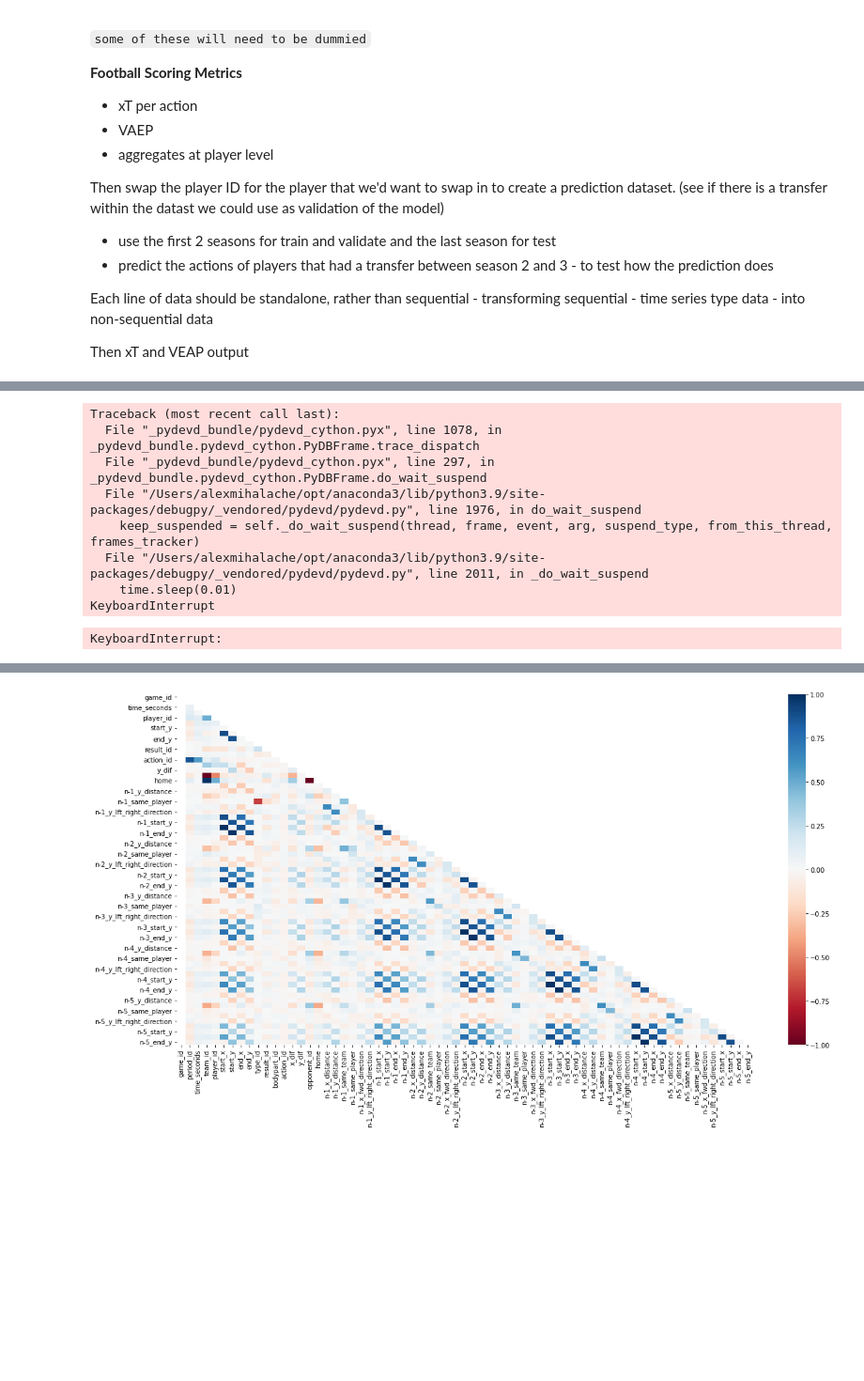
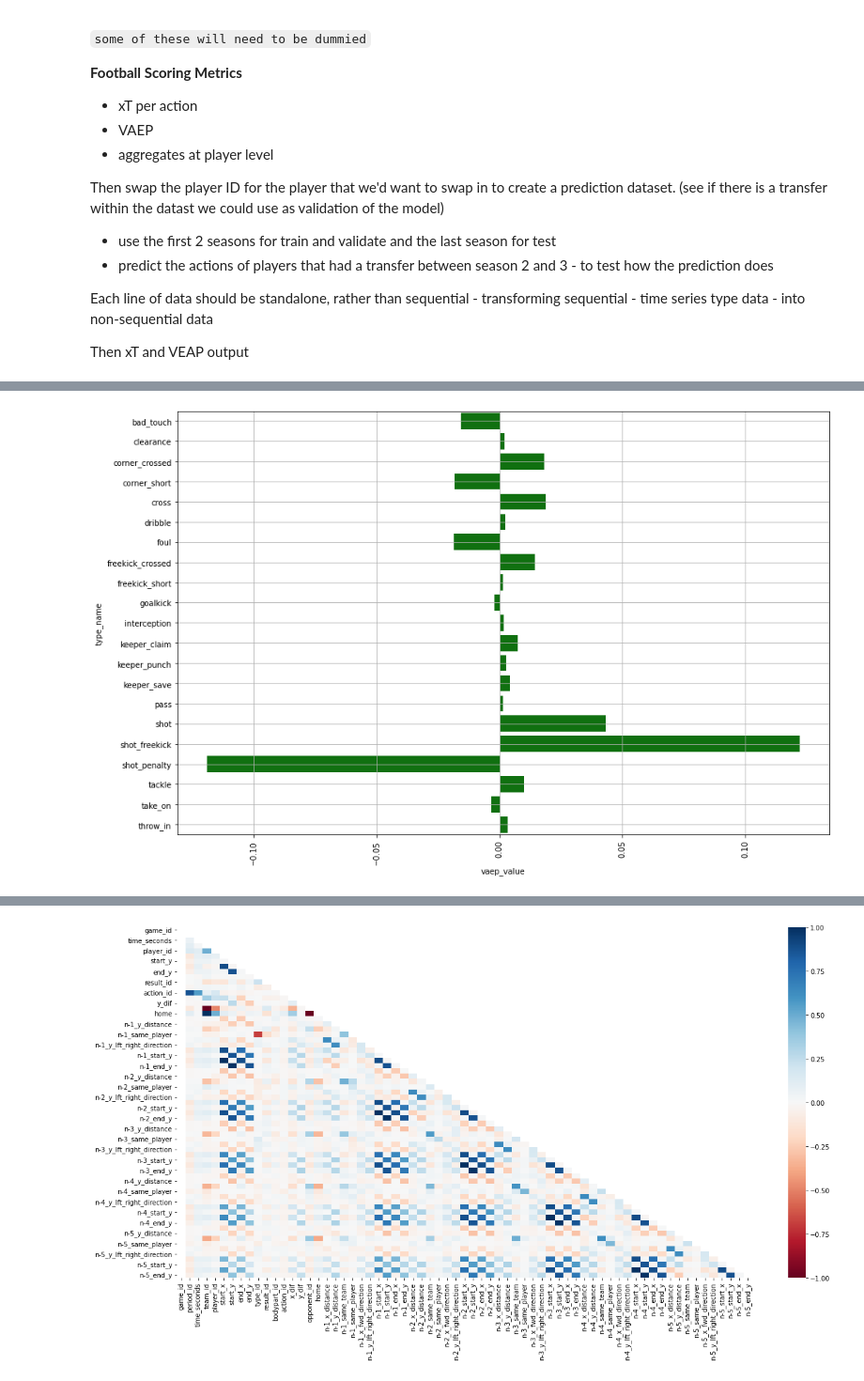
Before and after one commit to alexmihalache/Football-Analytics-Capstone---BrainStation-Final-Project, a Jupyter notebook: soccer_action_exploration.ipynb, the cells around one changed output, grey strips where cells are left out. Shown at 94% size. Cells and saved outputs as stored; diff of their text form; code cells hidden in the pictures; blank space fills up the shorter version.

```diff
--- a/soccer_action_exploration.ipynb
+++ b/soccer_action_exploration.ipynb
@@ -206,6 +205,7 @@ for game_id, game in tqdm(list(df_games.iterrows())):
     # convert the events to actions
     game_home_team_id = df_games.at[game_id, "home_team_id"]
     game_actions = spadl.statsbomb.convert_to_actions(game_events, game_home_team_id)
+    game_actions = socceraction.spadl.add_names(game_actions)
 
     # compute features and labels
     all_actions.append(game_actions)
@@ -268,6 +266,7 @@ actions_ltr = pd.concat([
   for game_id, game in df_games.iterrows()
 ])
 
+actions_ltr = socceraction.spadl.add_names(actions_ltr)
 actions_ltr['original_index']=actions_ltr.index
 
 # 3. Train xT model
@@ -507,12 +558,2 @@ TO DO:
 # %%
-mov_actions_with_zones[['start_pitch_zone', 'xT_value']].groupby('start_pitch_zone').mean().reset_index()
+xt_zone_values = mov_actions_with_zones[['end_pitch_zone', 'xT_value']].groupby('end_pitch_zone').mean().reset_index()
-# %% [output]
-Traceback (most recent call last):
-  File "_pydevd_bundle/pydevd_cython.pyx", line 1078, in _pydevd_bundle.pydevd_cython.PyDBFrame.trace_dispatch
-  File "_pydevd_bundle/pydevd_cython.pyx", line 297, in _pydevd_bundle.pydevd_cython.PyDBFrame.do_wait_suspend
-  File "/Users/alexmihalache/opt/anaconda3/lib/python3.9/site-packages/debugpy/_vendored/pydevd/pydevd.py", line 1976, in do_wait_suspend
-    keep_suspended = self._do_wait_suspend(thread, frame, event, arg, suspend_type, from_this_thread, frames_tracker)
-  File "/Users/alexmihalache/opt/anaconda3/lib/python3.9/site-packages/debugpy/_vendored/pydevd/pydevd.py", line 2011, in _do_wait_suspend
-    time.sleep(0.01)
-KeyboardInterrupt
-KeyboardInterrupt:
@@ -518,0 +564,10 @@ KeyboardInterrupt:
+# %%
+action_vaep = df_actions_zones[['type_name', 'vaep_value']].groupby('type_name').mean().reset_index()
+# %%
+plt.figure(figsize=(15,10))
+sns.barplot(y=action_vaep['type_name'], x=action_vaep['vaep_value'], color='green')
+plt.xticks(rotation='90')
+plt.grid()
+plt.show()
+# %% [output]
+[figure, added]
```
Also changed, not shown: parts of 28 cells of this notebook.
